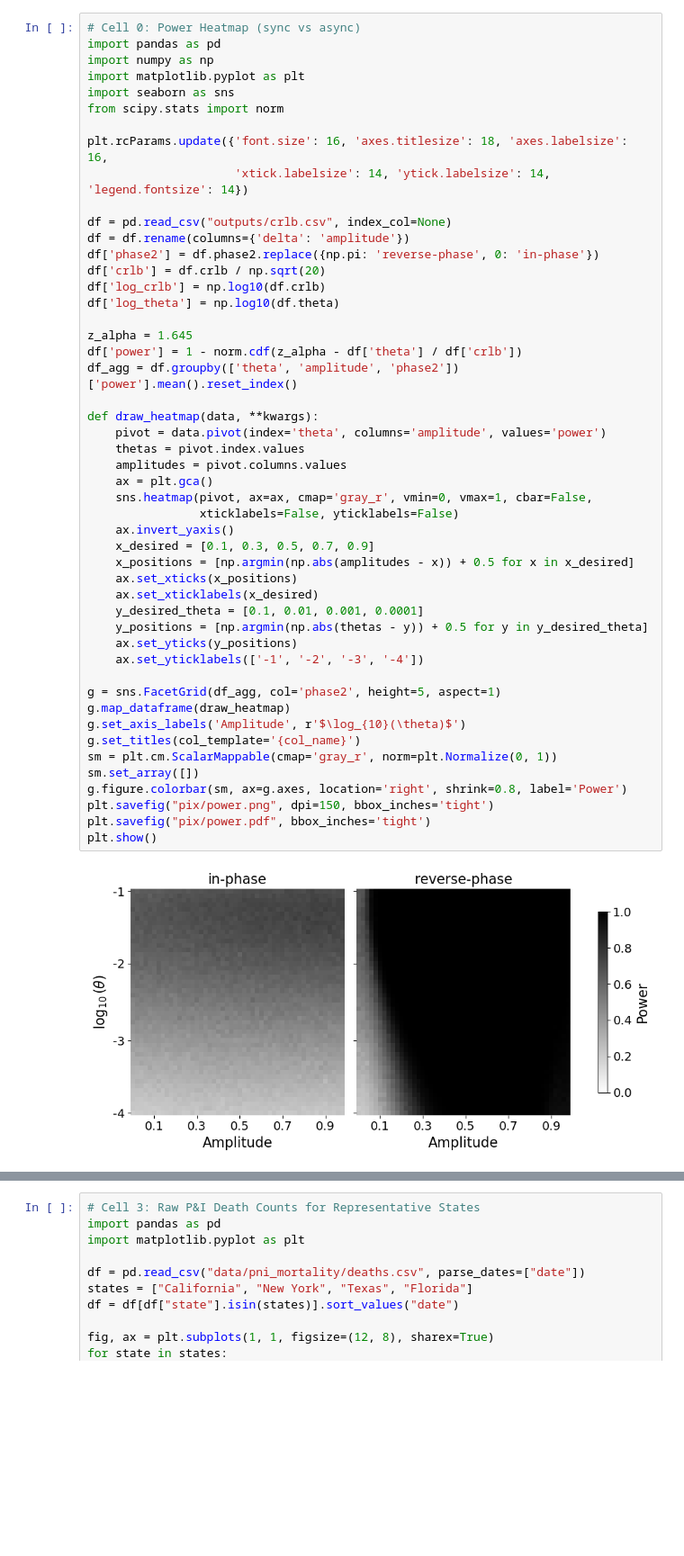
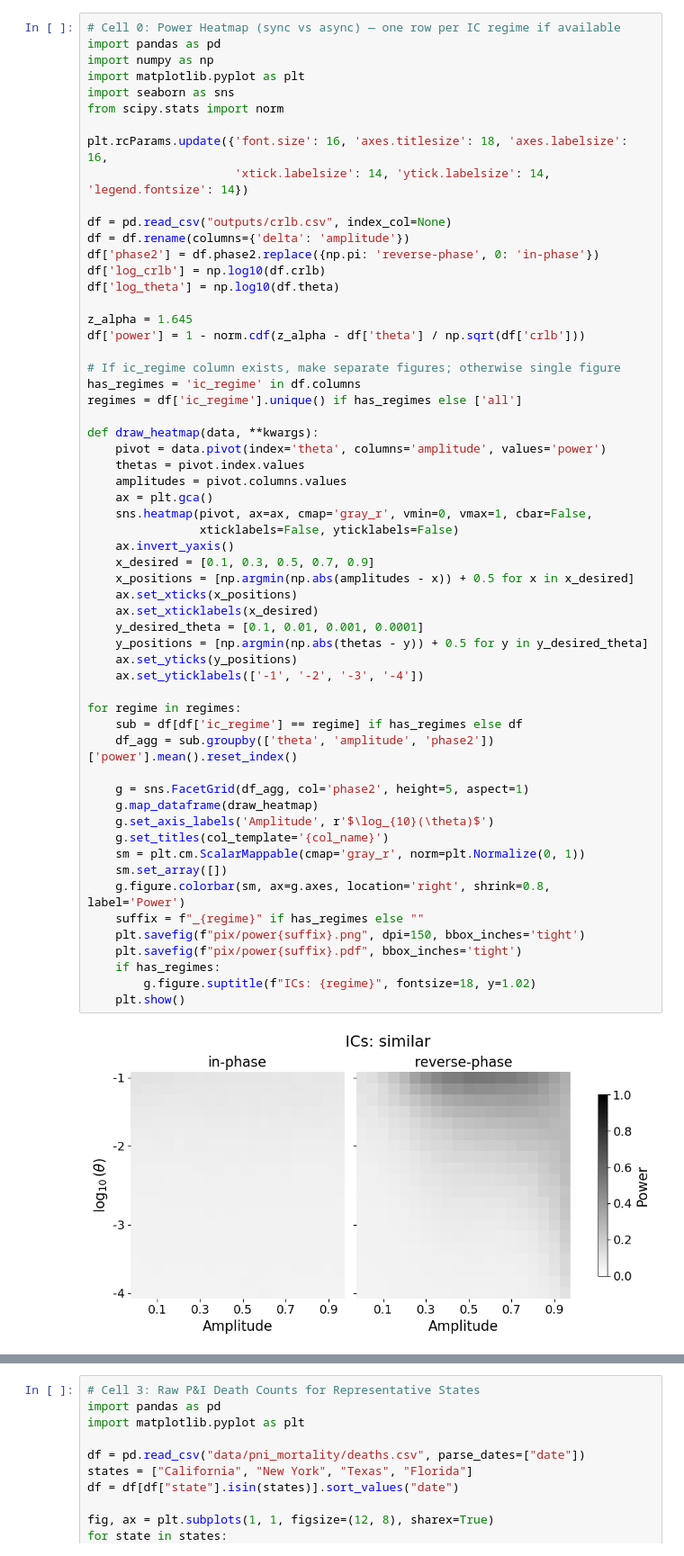
Before and after one commit to yairdaon/contacts, a Jupyter notebook: visualization_notebook.ipynb, the cells around one changed output, grey strips where cells are left out. Shown at 90% size. Saved outputs shown, nothing was run; the diff lists cells and outputs as text; blank space fills up the shorter version.

Commit message:
Looking goodgit add visualization_notebook.ipynb! Project taking good form

```diff
--- a/visualization_notebook.ipynb
+++ b/visualization_notebook.ipynb
@@ -1,5 +1,5 @@
 # %%
-# Cell 0: Power Heatmap (sync vs async)
+# Cell 0: Power Heatmap (sync vs async) — one row per IC regime if available
 import pandas as pd
 import numpy as np
 import matplotlib.pyplot as plt
@@ -8,44 +8,53 @@ from scipy.stats import norm
 
 plt.rcParams.update({'font.size': 16, 'axes.titlesize': 18, 'axes.labelsize': 16,
                      'xtick.labelsize': 14, 'ytick.labelsize': 14, 'legend.fontsize': 14})
 
 df = pd.read_csv("outputs/crlb.csv", index_col=None)
 df = df.rename(columns={'delta': 'amplitude'})
 df['phase2'] = df.phase2.replace({np.pi: 'reverse-phase', 0: 'in-phase'})
-df['crlb'] = df.crlb / np.sqrt(20)
 df['log_crlb'] = np.log10(df.crlb)
 df['log_theta'] = np.log10(df.theta)
 
 z_alpha = 1.645
-df['power'] = 1 - norm.cdf(z_alpha - df['theta'] / df['crlb'])
-df_agg = df.groupby(['theta', 'amplitude', 'phase2'])['power'].mean().reset_index()
+df['power'] = 1 - norm.cdf(z_alpha - df['theta'] / np.sqrt(df['crlb']))
+
+# If ic_regime column exists, make separate figures; otherwise single figure
+has_regimes = 'ic_regime' in df.columns
+regimes = df['ic_regime'].unique() if has_regimes else ['all']
 
 def draw_heatmap(data, **kwargs):
     pivot = data.pivot(index='theta', columns='amplitude', values='power')
     thetas = pivot.index.values
     amplitudes = pivot.columns.values
     ax = plt.gca()
     sns.heatmap(pivot, ax=ax, cmap='gray_r', vmin=0, vmax=1, cbar=False,
                 xticklabels=False, yticklabels=False)
     ax.invert_yaxis()
     x_desired = [0.1, 0.3, 0.5, 0.7, 0.9]
     x_positions = [np.argmin(np.abs(amplitudes - x)) + 0.5 for x in x_desired]
     ax.set_xticks(x_positions)
     ax.set_xticklabels(x_desired)
     y_desired_theta = [0.1, 0.01, 0.001, 0.0001]
     y_positions = [np.argmin(np.abs(thetas - y)) + 0.5 for y in y_desired_theta]
     ax.set_yticks(y_positions)
     ax.set_yticklabels(['-1', '-2', '-3', '-4'])
 
-g = sns.FacetGrid(df_agg, col='phase2', height=5, aspect=1)
-g.map_dataframe(draw_heatmap)
-g.set_axis_labels('Amplitude', r'$\log_{10}(\theta)$')
-g.set_titles(col_template='{col_name}')
-sm = plt.cm.ScalarMappable(cmap='gray_r', norm=plt.Normalize(0, 1))
-sm.set_array([])
-g.figure.colorbar(sm, ax=g.axes, location='right', shrink=0.8, label='Power')
-plt.savefig("pix/power.png", dpi=150, bbox_inches='tight')
-plt.savefig("pix/power.pdf", bbox_inches='tight')
-plt.show()
+for regime in regimes:
+    sub = df[df['ic_regime'] == regime] if has_regimes else df
+    df_agg = sub.groupby(['theta', 'amplitude', 'phase2'])['power'].mean().reset_index()
+
+    g = sns.FacetGrid(df_agg, col='phase2', height=5, aspect=1)
+    g.map_dataframe(draw_heatmap)
+    g.set_axis_labels('Amplitude', r'$\log_{10}(\theta)$')
+    g.set_titles(col_template='{col_name}')
+    sm = plt.cm.ScalarMappable(cmap='gray_r', norm=plt.Normalize(0, 1))
+    sm.set_array([])
+    g.figure.colorbar(sm, ax=g.axes, location='right', shrink=0.8, label='Power')
+    suffix = f"_{regime}" if has_regimes else ""
+    plt.savefig(f"pix/power{suffix}.png", dpi=150, bbox_inches='tight')
+    plt.savefig(f"pix/power{suffix}.pdf", bbox_inches='tight')
+    if has_regimes:
+        g.figure.suptitle(f"ICs: {regime}", fontsize=18, y=1.02)
+    plt.show()
 # %% [output]
-[figure, old version]
+[figure, new version]
```
Also changed, not shown: parts of 4 cells of this notebook, 7 other files.
